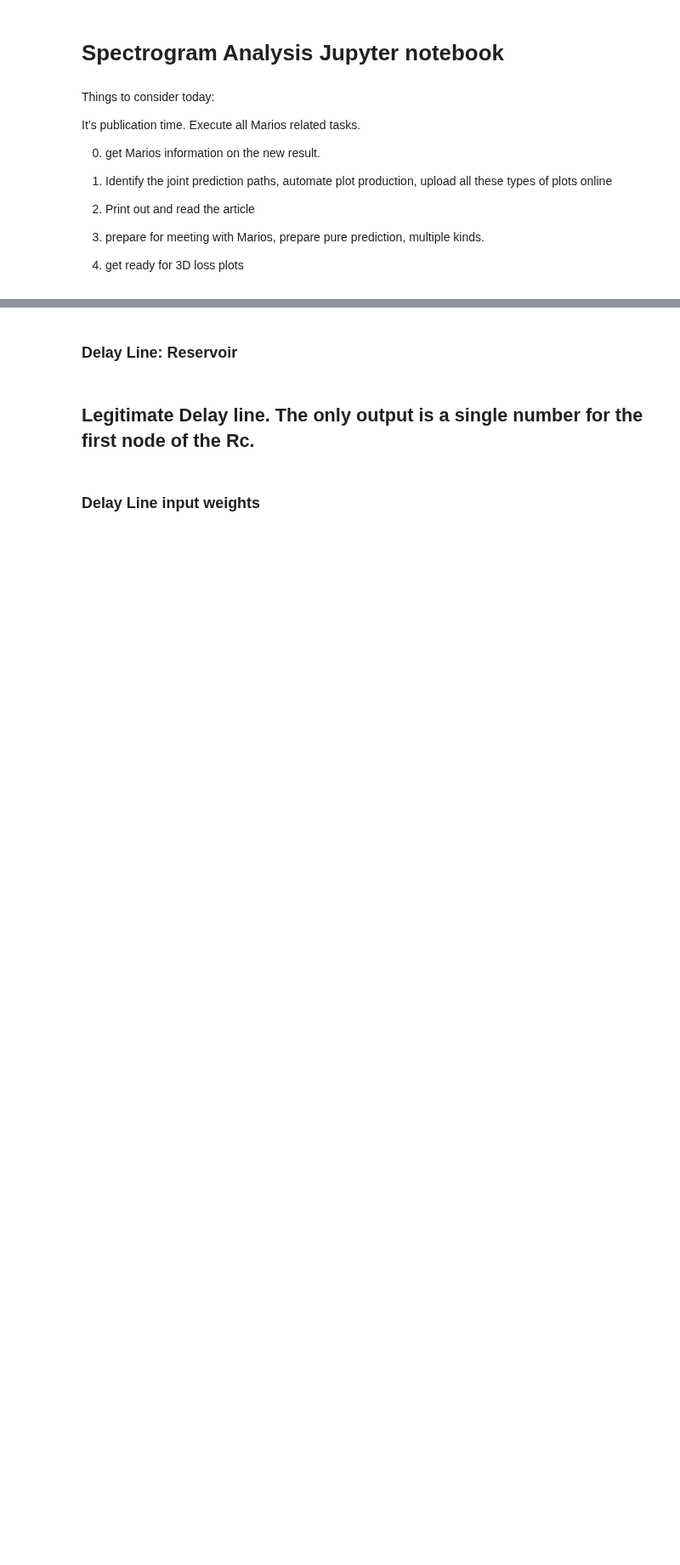
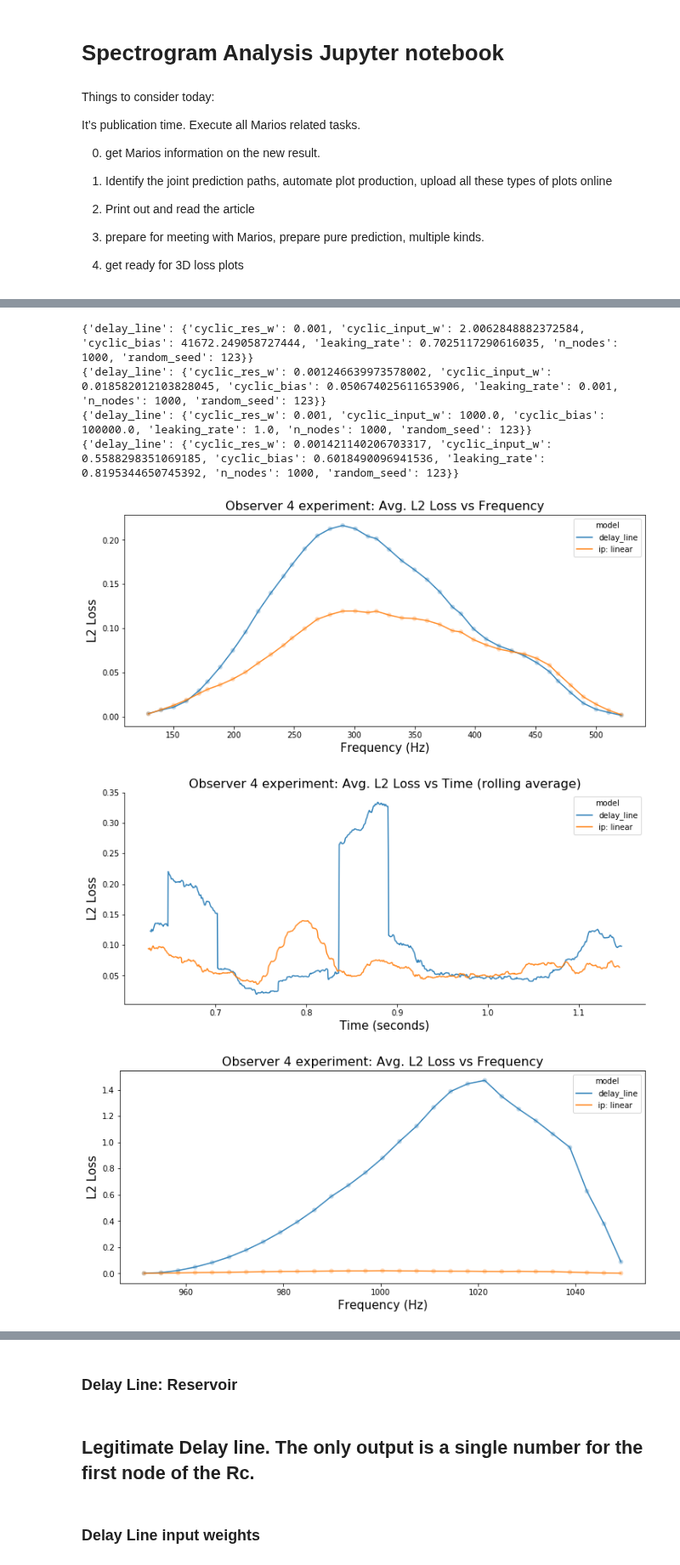
Before and after one commit to blindedjoy/Reservoir, a Jupyter notebook: MARIOS/Analysis.ipynb, the cells around one changed output, grey strips where cells are left out. Shown at 85% size. Drawn from its saved outputs; the diff is of its cells as text; code cells hidden in the pictures; blank space fills up the shorter version.

```diff
--- a/MARIOS/Analysis.ipynb
+++ b/MARIOS/Analysis.ipynb
@@ -82,0 +160,14 @@ time_plot(dl_expers, experiment_num = 0, rolling = 150, save = "obs_4_time",
+# %%
+for i in range(len(dl_expers.experiment_lst)):
+    print(dl_expers.experiment_lst[i]["best arguments"])
+    freq_plot(dl_expers, i, title = "Observer 4 experiment: Avg. L2 Loss vs Frequency", save = "obs_4_freq")
+    time_plot(dl_expers, experiment_num = i, rolling = 150, save = "obs_4_time",
+          title = "Observer 4 experiment: Avg. L2 Loss vs Time (rolling average)")
+# %% [output]
+{'delay_line': {'cyclic_res_w': 0.001, 'cyclic_input_w': 2.0062848882372584, 'cyclic_bias': 41672.249058727444, 'leaking_rate': 0.7025117290616035, 'n_nodes': 1000, 'random_seed': 123}}
+{'delay_line': {'cyclic_res_w': 0.001246639973578002, 'cyclic_input_w': 0.018582012103828045, 'cyclic_bias': 0.050674025611653906, 'leaking_rate': 0.001, 'n_nodes': 1000, 'random_seed': 123}}
+{'delay_line': {'cyclic_res_w': 0.001, 'cyclic_input_w': 1000.0, 'cyclic_bias': 100000.0, 'leaking_rate': 1.0, 'n_nodes': 1000, 'random_seed': 123}}
+{'delay_line': {'cyclic_res_w': 0.001421140206703317, 'cyclic_input_w': 0.5588298351069185, 'cyclic_bias': 0.6018490096941536, 'leaking_rate': 0.8195344650745392, 'n_nodes': 1000, 'random_seed': 123}}
+[figure, added]
+[figure, added]
+[figure, added]
```
Also changed, not shown: parts of 7 cells of this notebook, 6 other files.
